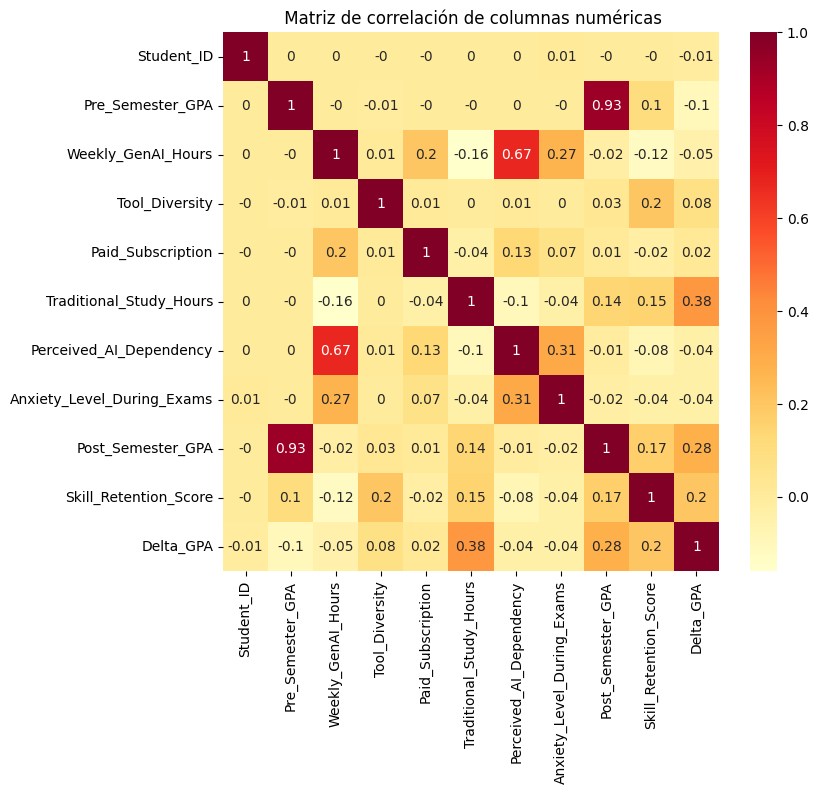
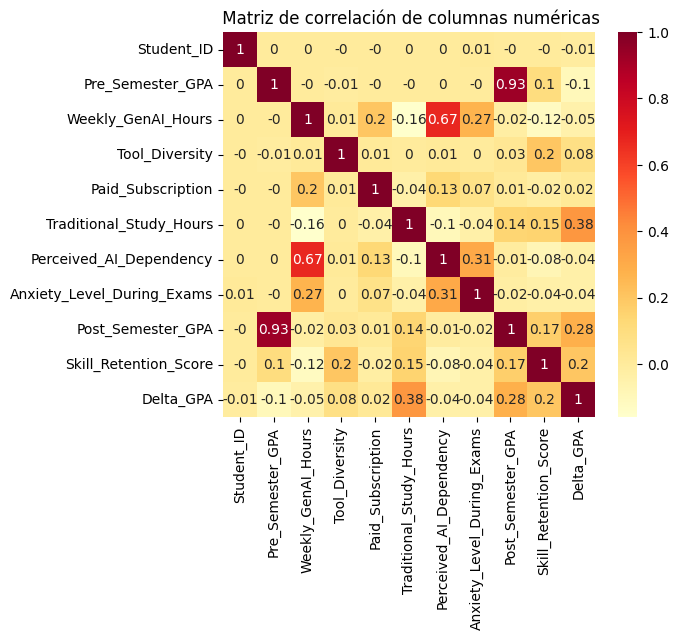
Unified diff of the notebook cell whose output changed from the first chart to the second:
--- before
+++ after
@@ -1,3 +1,3 @@
-plt.figure(figsize=(8,7))
+plt.figure(figsize=(6,5))
 sns.heatmap(corr, annot=True, cmap="YlOrRd") # Grafica un mapa de calor poniendo el coeficiente de pearson y un color por defecto.and
 plt.title(" Matriz de correlación de columnas numéricas")

Commit: Add files via upload